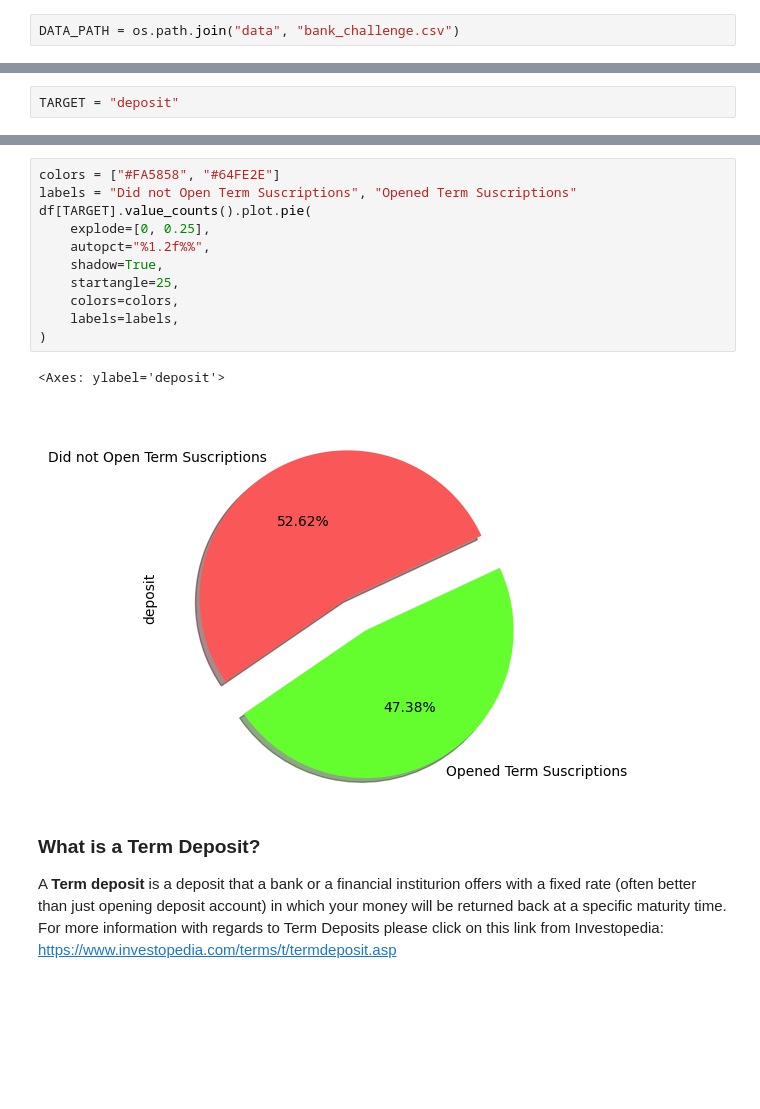
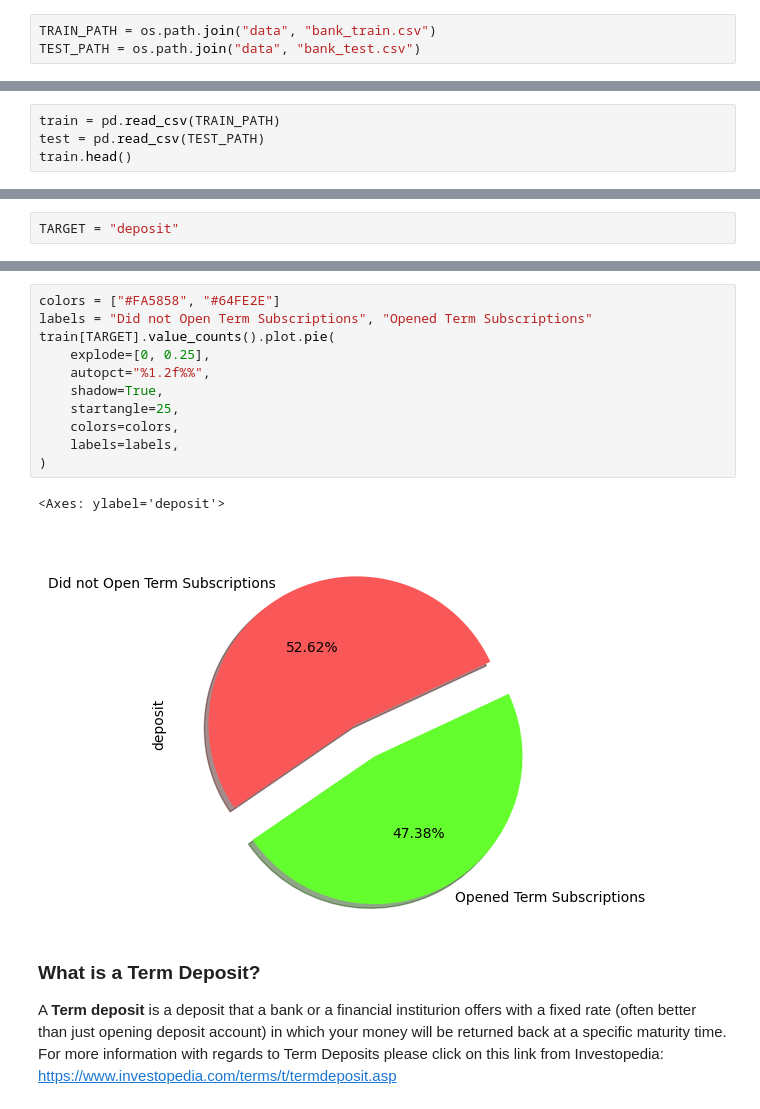
Before and after one commit to MoritzM00/Linkit-Beginner-Challenge-Explainable-ML, a Jupyter notebook: challenge.ipynb, the cells around one changed output, grey strips where cells are left out. Drawn from its saved outputs; the diff is of its cells as text; blank space fills up the shorter version.

Commit message:
update challenge

```diff
--- a/challenge.ipynb
+++ b/challenge.ipynb
@@ -31,4 +37,5 @@ shap.initjs()
 # %%
-DATA_PATH = os.path.join("data", "bank_challenge.csv")
+TRAIN_PATH = os.path.join("data", "bank_train.csv")
+TEST_PATH = os.path.join("data", "bank_test.csv")
 # %% [markdown]
 ## Data exploration
@@ -44,0 +42,4 @@ df.head()
+# %%
+train = pd.read_csv(TRAIN_PATH)
+test = pd.read_csv(TEST_PATH)
+train.head()
@@ -94,18 +103,18 @@ Output variable (desired target):<br>
 21 - **deposit** - has the client subscribed a term deposit? (binary: 'yes','no')
 # %%
 colors = ["#FA5858", "#64FE2E"]
-labels = "Did not Open Term Suscriptions", "Opened Term Suscriptions"
-df[TARGET].value_counts().plot.pie(
+labels = "Did not Open Term Subscriptions", "Opened Term Subscriptions"
+train[TARGET].value_counts().plot.pie(
     explode=[0, 0.25],
     autopct="%1.2f%%",
     shadow=True,
     startangle=25,
     colors=colors,
     labels=labels,
 )
 # %% [output]
 <Axes: ylabel='deposit'>
-[figure, old version]
+[figure, new version]
 # %% [markdown]
 ### What is a Term Deposit?
 A **Term deposit** is a deposit that a bank or a financial institurion offers with a fixed rate (often better than just opening deposit account) in which your money will be returned back at a specific maturity time. For more information with regards to Term Deposits please click on this link from Investopedia:  https://www.investopedia.com/terms/t/termdeposit.asp
```
Also changed, not shown: parts of 22 cells of this notebook.
